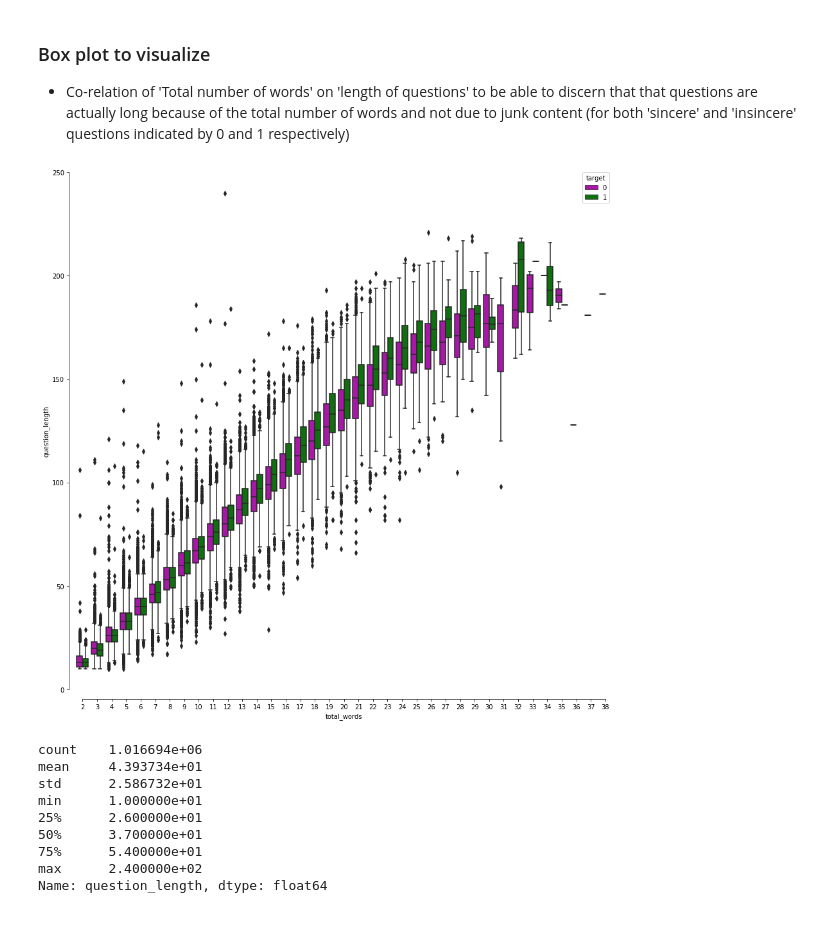
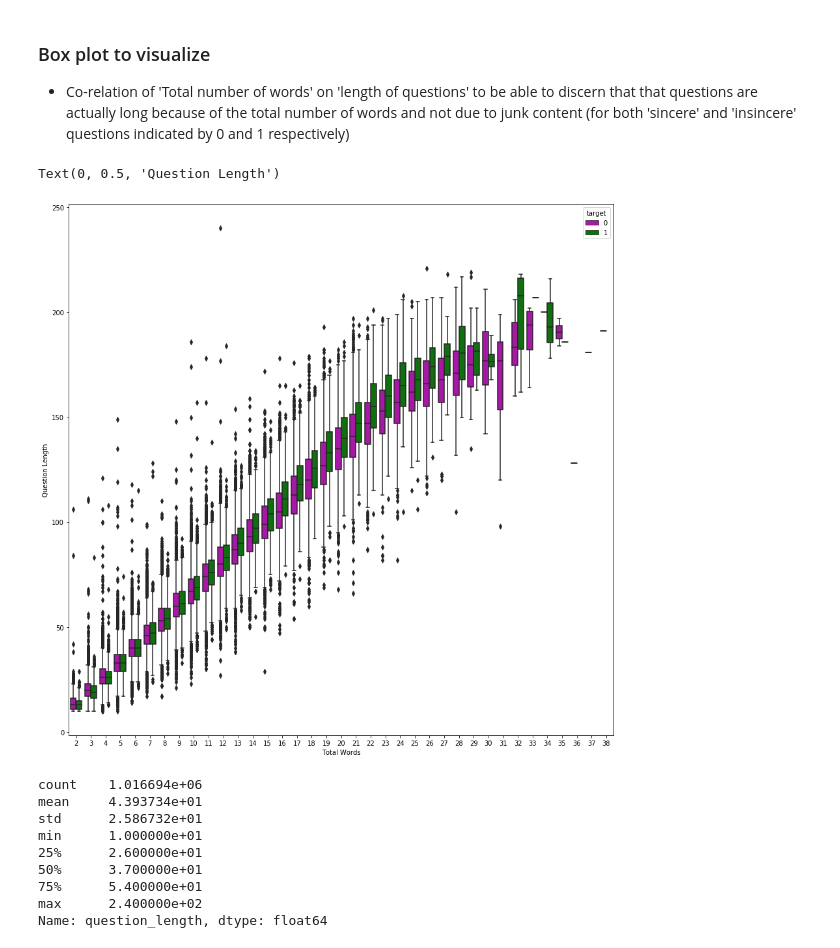
Before and after one commit to shalin4788/Springboard-Do-not-refer-, a Jupyter notebook: Capstone Two/EDA_Quora Insincere Capstone Data.ipynb, the cells around one changed output. Saved outputs shown, nothing was run; the diff lists cells and outputs as text; code cells hidden in the pictures.

```diff
--- a/Capstone Two/EDA_Quora Insincere Capstone Data.ipynb
+++ b/Capstone Two/EDA_Quora Insincere Capstone Data.ipynb
@@ -125,13 +125,15 @@ plt.show()
 # %%
 plt.rcParams["figure.figsize"] = (15,15)
 
-sns.boxplot(x="total_words", y="question_length",
+ax = sns.boxplot(x="total_words", y="question_length",
             hue="target", palette=["m", "g"],
             data=df)
 
-sns.despine(offset=10, trim=True)
+ax.set_xlabel('Total Words')
+ax.set_ylabel('Question Length')
 # %% [output]
+Text(0, 0.5, 'Question Length')
-[figure, old version]
+[figure, new version]
 # %%
 df['question_length'].describe()
 # %% [output]
```
Also changed, not shown: parts of 1 cell of this notebook.
